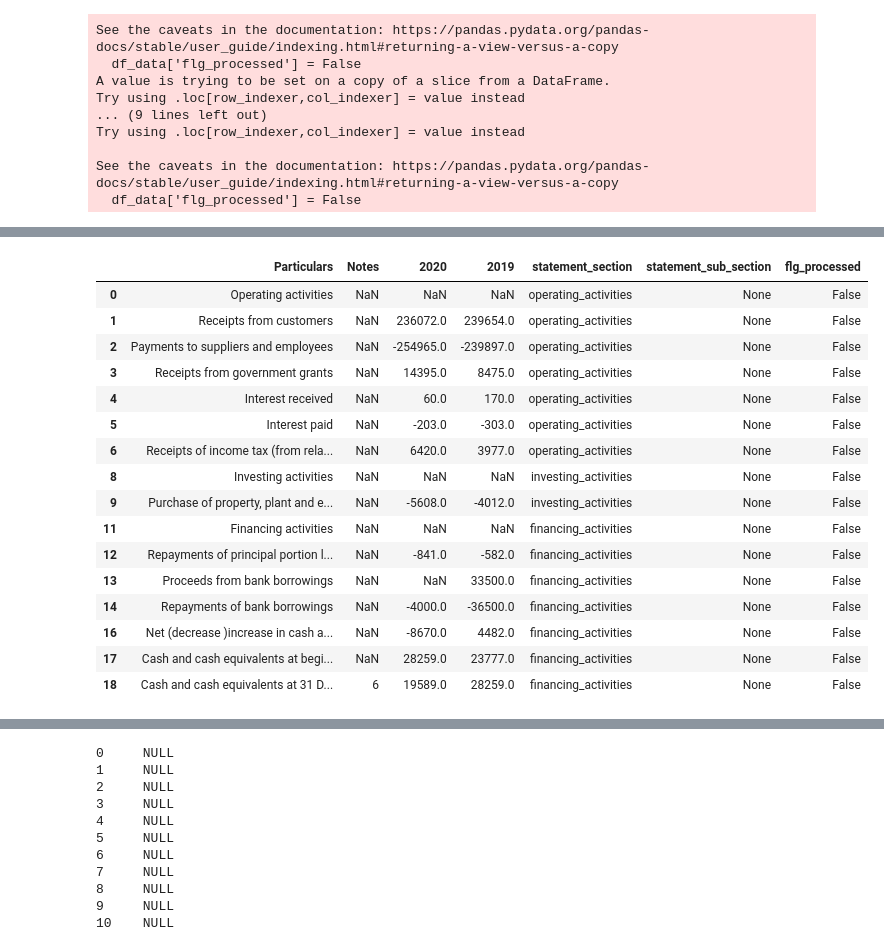
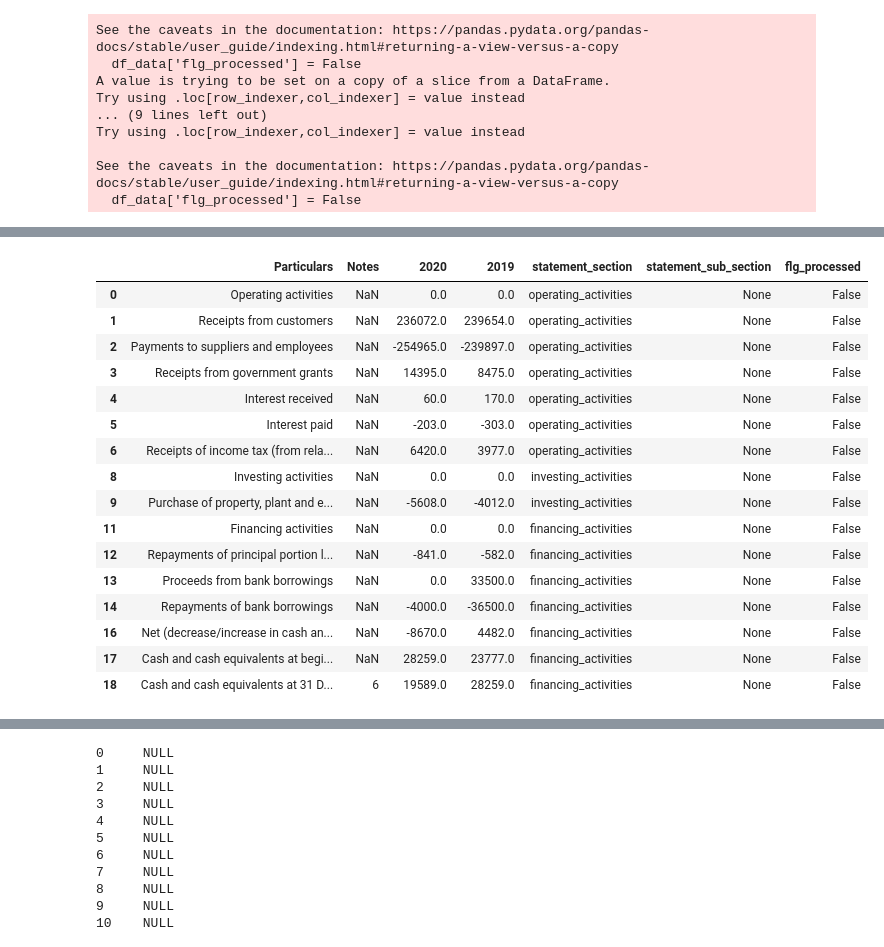
Before and after one commit to AI-paltan/main_page_processing, a Jupyter notebook: CCF_maping.ipynb, the cells around one changed output, grey strips where cells are left out. Saved outputs shown, nothing was run; the diff lists cells and outputs as text; code cells hidden in the pictures.

```diff
--- a/CCF_maping.ipynb
+++ b/CCF_maping.ipynb
@@ -97,21 +81,21 @@ obj_ccf_mapping.df_response
 # %%
-ccf_dict[9]
+obj_ccf_mapping.df_responseccf_dict[9]
 # %% [output]
 |  | Particulars | Notes | 2020 | 2019 | statement_section | statement_sub_section | flg_processed |
-| 0 | Operating activities | NaN | NaN | NaN | operating_activities | None | False |
+| 0 | Operating activities | NaN | 0.0 | 0.0 | operating_activities | None | False |
 | 1 | Receipts from customers | NaN | 236072.0 | 239654.0 | operating_activities | None | False |
 | 2 | Payments to suppliers and employees | NaN | -254965.0 | -239897.0 | operating_activities | None | False |
 | 3 | Receipts from government grants | NaN | 14395.0 | 8475.0 | operating_activities | None | False |
 | 4 | Interest received | NaN | 60.0 | 170.0 | operating_activities | None | False |
 | 5 | Interest paid | NaN | -203.0 | -303.0 | operating_activities | None | False |
 | 6 | Receipts of income tax (from rela... | NaN | 6420.0 | 3977.0 | operating_activities | None | False |
-| 8 | Investing activities | NaN | NaN | NaN | investing_activities | None | False |
+| 8 | Investing activities | NaN | 0.0 | 0.0 | investing_activities | None | False |
 | 9 | Purchase of property, plant and e... | NaN | -5608.0 | -4012.0 | investing_activities | None | False |
-| 11 | Financing activities | NaN | NaN | NaN | financing_activities | None | False |
+| 11 | Financing activities | NaN | 0.0 | 0.0 | financing_activities | None | False |
 | 12 | Repayments of principal portion l... | NaN | -841.0 | -582.0 | financing_activities | None | False |
-| 13 | Proceeds from bank borrowings | NaN | NaN | 33500.0 | financing_activities | None | False |
+| 13 | Proceeds from bank borrowings | NaN | 0.0 | 33500.0 | financing_activities | None | False |
 | 14 | Repayments of bank borrowings | NaN | -4000.0 | -36500.0 | financing_activities | None | False |
-| 16 | Net (decrease )increase in cash a... | NaN | -8670.0 | 4482.0 | financing_activities | None | False |
+| 16 | Net (decrease/increase in cash an... | NaN | -8670.0 | 4482.0 | financing_activities | None | False |
 | 17 | Cash and cash equivalents at begi... | NaN | 28259.0 | 23777.0 | financing_activities | None | False |
 | 18 | Cash and cash equivalents at 31 D... | 6 | 19589.0 | 28259.0 | financing_activities | None | False |
 # %%
```
Also changed, not shown: parts of 2 cells of this notebook, 10 other files.
